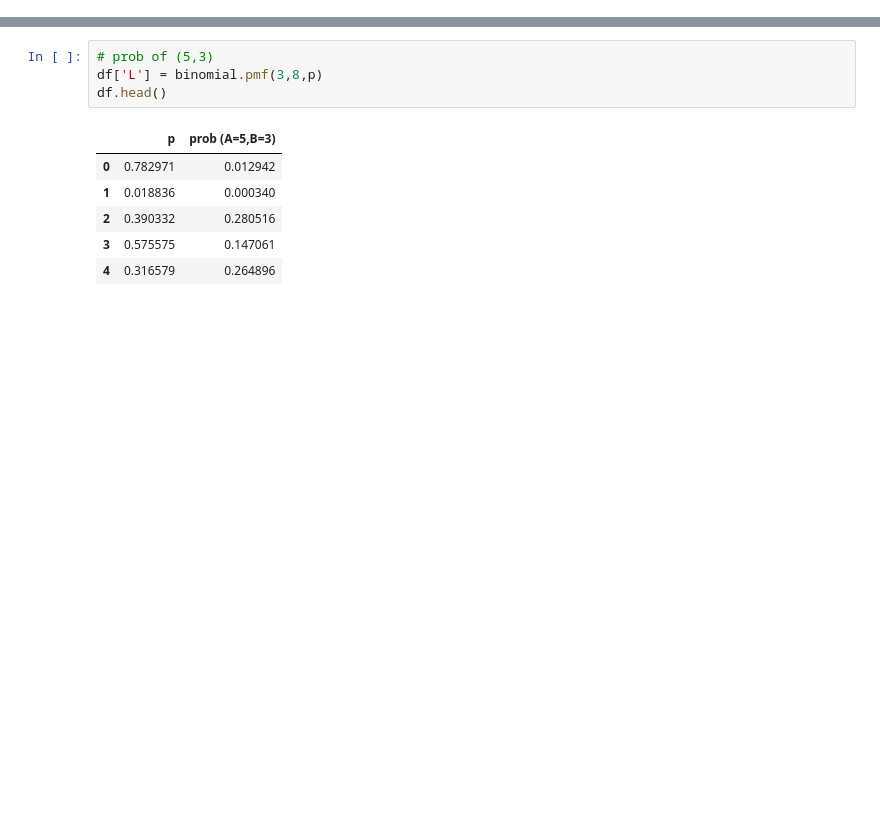
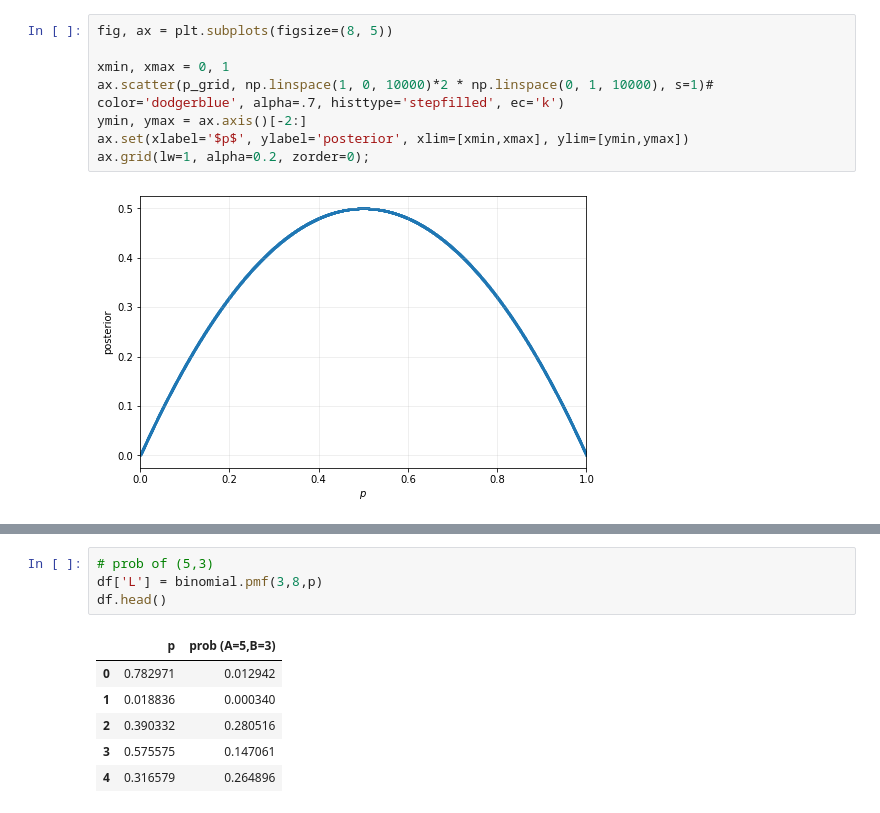
Before and after one commit to jsdiazpo/Bayesian-Digressions, a Jupyter notebook: Water-Land example.ipynb, the cells around one changed output, grey strips where cells are left out. Cells and saved outputs as stored; diff of their text form; blank space fills up the shorter version.

```diff
--- a/Water-Land example.ipynb
+++ b/Water-Land example.ipynb
@@ -27,0 +31,10 @@ ax.grid(lw=1, alpha=0.2, zorder=0);
+# %%
+fig, ax = plt.subplots(figsize=(8, 5))
+
+xmin, xmax = 0, 1
+ax.scatter(p_grid, np.linspace(1, 0, 10000)*2 * np.linspace(0, 1, 10000), s=1)# color='dodgerblue', alpha=.7, histtype='stepfilled', ec='k')
+ymin, ymax = ax.axis()[-2:]
+ax.set(xlabel='$p$', ylabel='posterior', xlim=[xmin,xmax], ylim=[ymin,ymax])
+ax.grid(lw=1, alpha=0.2, zorder=0);
+# %% [output]
+[figure, added]
```
Also changed, not shown: parts of 9 cells of this notebook.
